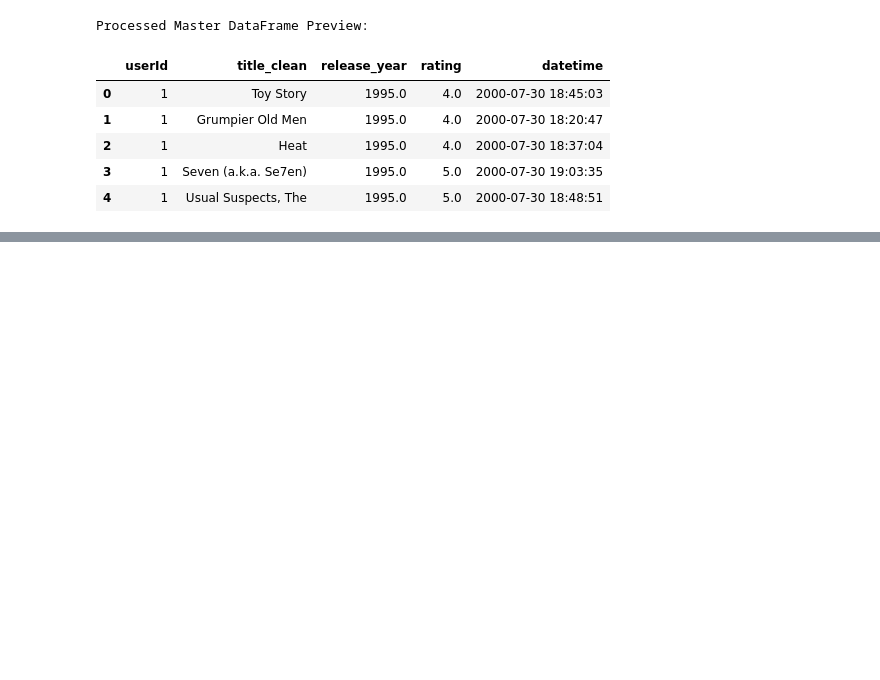
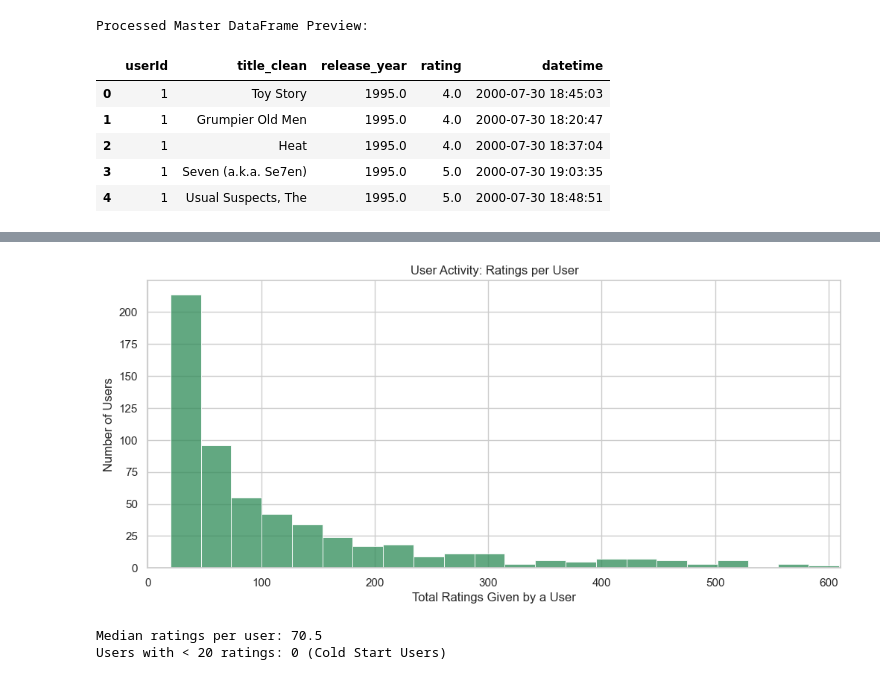
Before and after one commit to rafglo/Movie-Recommendation-System-with-Explainability, a Jupyter notebook: notebooks/eda.ipynb, the cells around one changed output, grey strips where cells are left out. Cells and saved outputs as stored; diff of their text form; code cells hidden in the pictures; blank space fills up the shorter version.

```diff
--- a/notebooks/eda.ipynb
+++ b/notebooks/eda.ipynb
@@ -66,0 +115,18 @@ Processed Master DataFrame Preview:
+# %%
+user_rating_counts = df['userId'].value_counts()
+plt.figure(figsize=(12, 5))
+sns.histplot(user_rating_counts, bins=100, color='seagreen', kde=False)
+plt.title('User Activity: Ratings per User')
+plt.xlabel('Total Ratings Given by a User')
+plt.ylabel('Number of Users')
+# Limit x-axis to zoom in on the majority of users, ignoring the extreme outliers for the plot
+plt.xlim(0, user_rating_counts.quantile(0.95))
+plt.show()
+# %% [output]
+[figure, added]
+# %%
+print(f"Median ratings per user: {user_rating_counts.median()}")
+print(f"Users with < 20 ratings: {(user_rating_counts < 20).sum()} (Cold Start Users)")
+# %% [output]
+Median ratings per user: 70.5
+Users with < 20 ratings: 0 (Cold Start Users)
```
Also changed, not shown: parts of 14 cells of this notebook.
